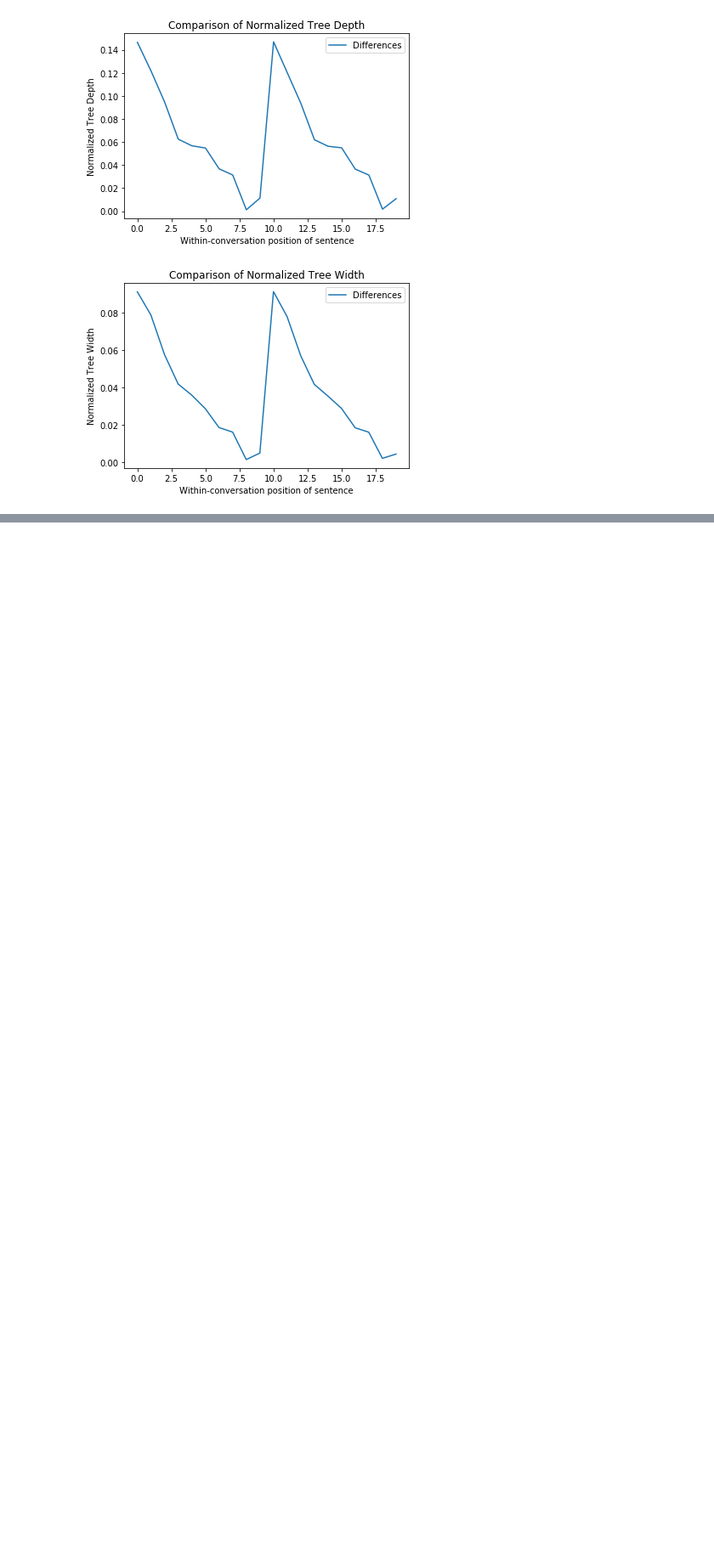
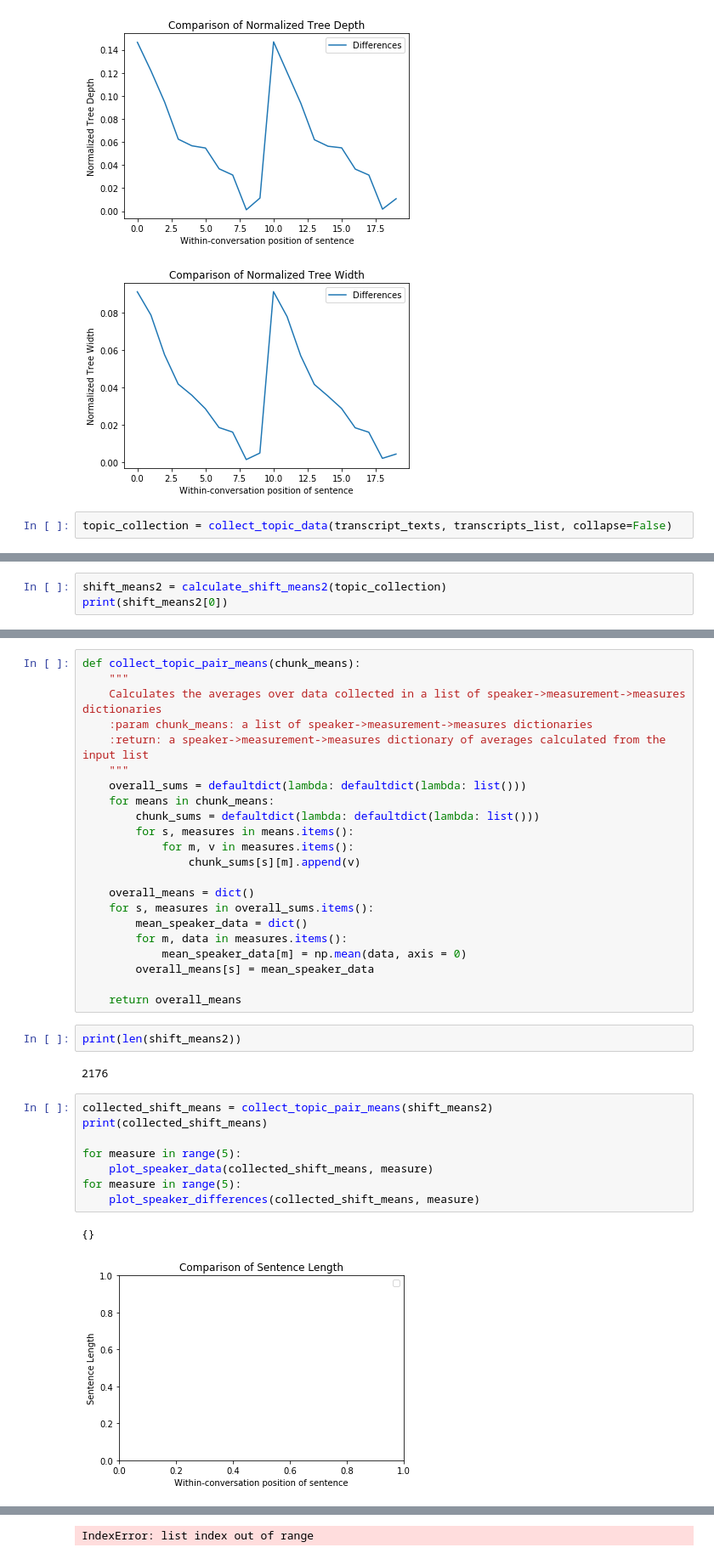
Before and after one commit to janoschhaber/CoSP, a Jupyter notebook: convergence/convergence.ipynb, the cells around one changed output, grey strips where cells are left out. Shown: that part at 85% size. Cells and saved outputs as stored; diff of their text form; blank space fills up the shorter version.

```diff
--- a/convergence/convergence.ipynb
+++ b/convergence/convergence.ipynb
@@ -560,3 +729,5 @@ for measure in range(5):
 [figure]
 [figure]
 [figure]
+# %%
+topic_collection = collect_topic_data(transcript_texts, transcripts_list, collapse=False)
@@ -562,0 +761,3 @@ for measure in range(5):
+# %%
+shift_means2 = calculate_shift_means2(topic_collection)
+print(shift_means2[0])
@@ -562,0 +782,37 @@ for measure in range(5):
+# %%
+def collect_topic_pair_means(chunk_means):
+    """
+    Calculates the averages over data collected in a list of speaker->measurement->measures dictionaries
+    :param chunk_means: a list of speaker->measurement->measures dictionaries
+    :return: a speaker->measurement->measures dictionary of averages calculated from the input list
+    """
+    overall_sums = defaultdict(lambda: defaultdict(lambda: list()))
+    for means in chunk_means:
+        chunk_sums = defaultdict(lambda: defaultdict(lambda: list()))
+        for s, measures in means.items():
+            for m, v in measures.items():
+                chunk_sums[s][m].append(v)
+
+    overall_means = dict()
+    for s, measures in overall_sums.items():
+        mean_speaker_data = dict()
+        for m, data in measures.items():
+            mean_speaker_data[m] = np.mean(data, axis = 0)
+        overall_means[s] = mean_speaker_data
+
+    return overall_means
+# %%
+print(len(shift_means2))
+# %% [output]
+2176
+# %%
+collected_shift_means = collect_topic_pair_means(shift_means2)
+print(collected_shift_means)
+
+for measure in range(5):
+    plot_speaker_data(collected_shift_means, measure)
+for measure in range(5):
+    plot_speaker_differences(collected_shift_means, measure)
+# %% [output]
+{}
+[figure, added]
@@ -562,0 +823 @@ for measure in range(5):
+IndexError: list index out of range
```
Also changed, not shown: parts of 11 cells of this notebook, 11 other files.
